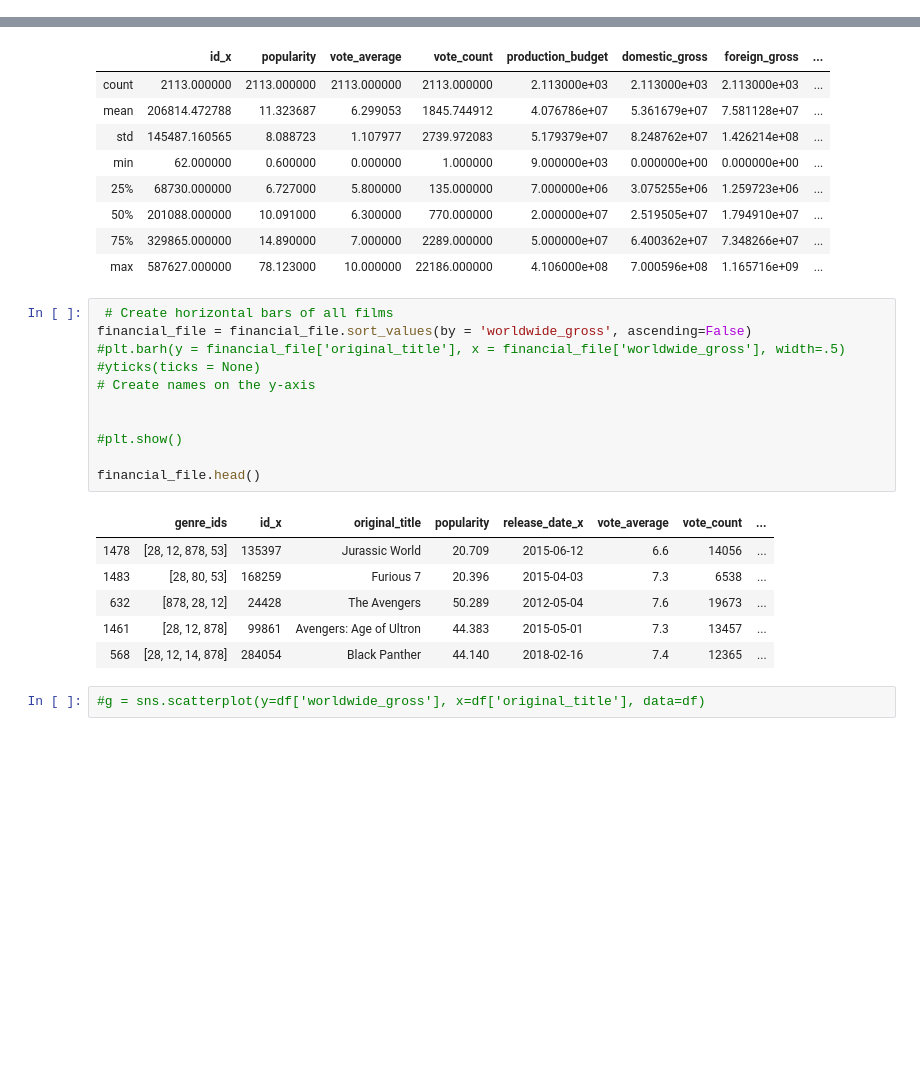
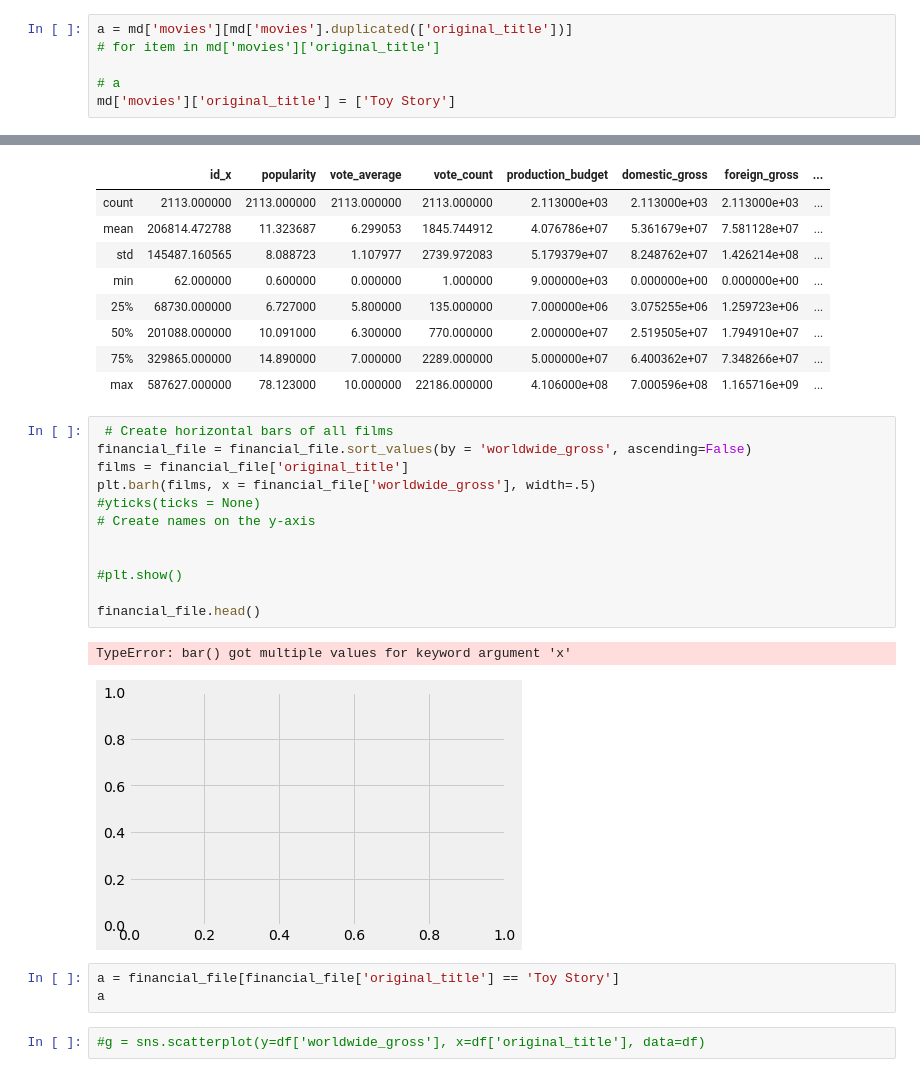
Before and after one commit to israeljls-j/dsc-mod-1-project-v2-1-onl01-dtsc-ft-070620, a Jupyter notebook: correct_student.ipynb, the cells around one changed output, grey strips where cells are left out. Drawn from its saved outputs; the diff is of its cells as text; blank space fills up the shorter version.

```diff
--- a/correct_student.ipynb
+++ b/correct_student.ipynb
@@ -223,3 +223,9 @@ for key in md:
 0 FILE: (array([], dtype=int64), 'title_akas')
 0 FILE: (array([], dtype=int64), 'bom_movie_gross')
 0 FILE: (array([], dtype=int64), 'title_basics')
+# %%
+a = md['movies'][md['movies'].duplicated(['original_title'])]
+# for item in md['movies']['original_title']
+
+# a
+md['movies']['original_title'] = ['Toy Story']
@@ -1040,21 +1031,21 @@ financial_file.describe()
 # %%
  # Create horizontal bars of all films
 financial_file = financial_file.sort_values(by = 'worldwide_gross', ascending=False)
-#plt.barh(y = financial_file['original_title'], x = financial_file['worldwide_gross'], width=.5)
+films = financial_file['original_title']
+plt.barh(films, x = financial_file['worldwide_gross'], width=.5)
 #yticks(ticks = None)
 # Create names on the y-axis
 
 
 #plt.show()
 
 financial_file.head()
 # %% [output]
-|  | genre_ids | id_x | original_title | popularity | release_date_x | vote_average | vote_count | ... |
-| 1478 | [28, 12, 878, 53] | 135397 | Jurassic World | 20.709 | 2015-06-12 | 6.6 | 14056 | ... |
-| 1483 | [28, 80, 53] | 168259 | Furious 7 | 20.396 | 2015-04-03 | 7.3 | 6538 | ... |
-| 632 | [878, 28, 12] | 24428 | The Avengers | 50.289 | 2012-05-04 | 7.6 | 19673 | ... |
-| 1461 | [28, 12, 878] | 99861 | Avengers: Age of Ultron | 44.383 | 2015-05-01 | 7.3 | 13457 | ... |
-| 568 | [28, 12, 14, 878] | 284054 | Black Panther | 44.140 | 2018-02-16 | 7.4 | 12365 | ... |
+TypeError: bar() got multiple values for keyword argument 'x'
+[figure, added]
+# %%
+a = financial_file[financial_file['original_title'] == 'Toy Story']
+a
 # %%
 #g = sns.scatterplot(y=df['worldwide_gross'], x=df['original_title'], data=df)
 # %%
```
Also changed, not shown: parts of 2 cells of this notebook, 12 other files.
